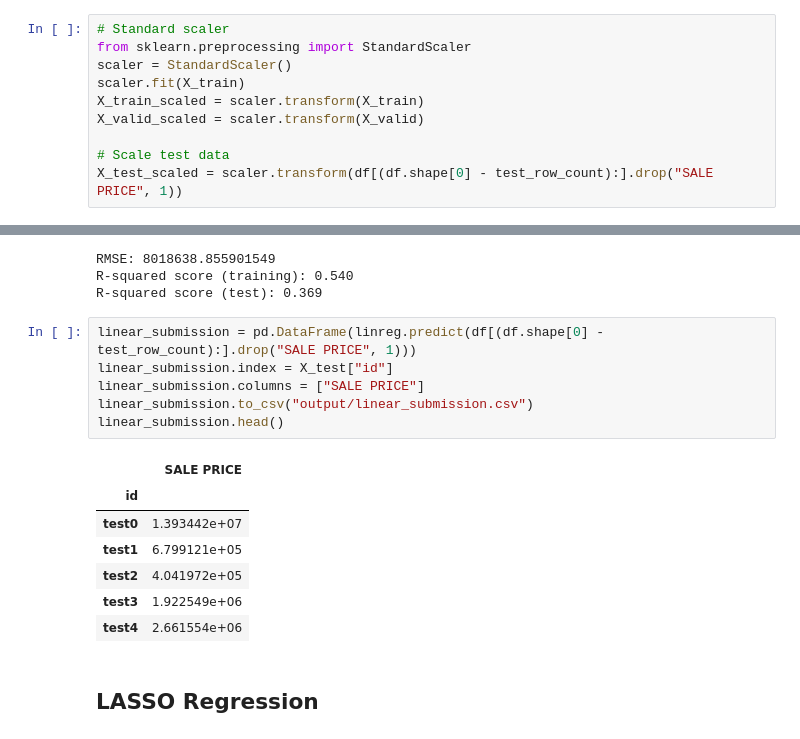
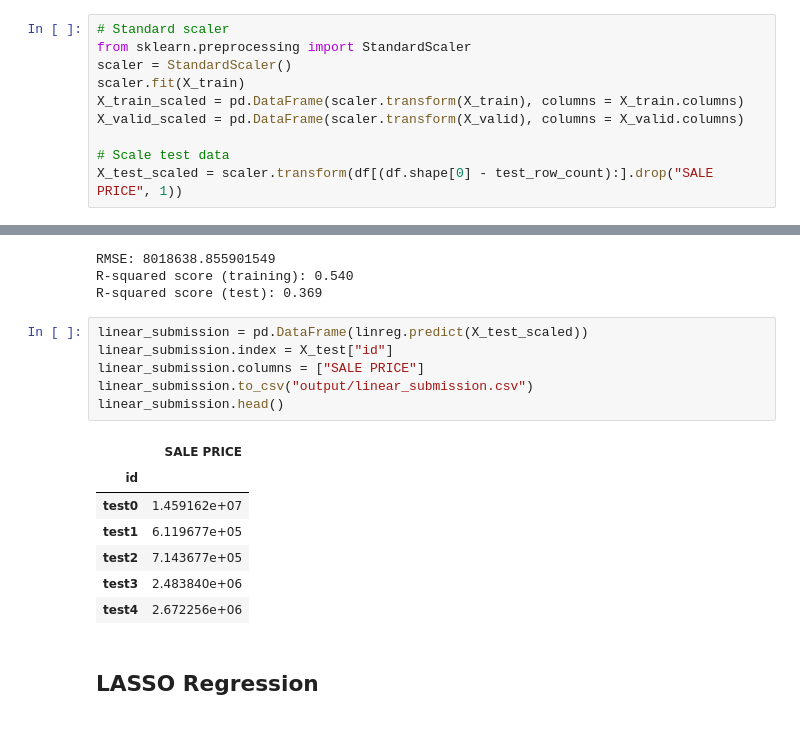
Before and after one commit to evilpegasus/Real-Estate-Price-Prediction, a Jupyter notebook: regression.ipynb, the cells around one changed output, grey strips where cells are left out. Saved outputs shown, nothing was run; the diff lists cells and outputs as text.

```diff
--- a/regression.ipynb
+++ b/regression.ipynb
@@ -175,8 +175,8 @@ X_train, X_valid, y_train, y_valid = train_test_split(X, y, test_size=0.2, rando
 from sklearn.preprocessing import StandardScaler
 scaler = StandardScaler()
 scaler.fit(X_train)
-X_train_scaled = scaler.transform(X_train)
-X_valid_scaled = scaler.transform(X_valid)
+X_train_scaled = pd.DataFrame(scaler.transform(X_train), columns = X_train.columns)
+X_valid_scaled = pd.DataFrame(scaler.transform(X_valid), columns = X_valid.columns)
 
 # Scale test data
 X_test_scaled = scaler.transform(df[(df.shape[0] - test_row_count):].drop("SALE PRICE", 1))
@@ -201,19 +217,19 @@ RMSE: 8018638.855901549
 R-squared score (training): 0.540
 R-squared score (test): 0.369
 # %%
-linear_submission = pd.DataFrame(linreg.predict(df[(df.shape[0] - test_row_count):].drop("SALE PRICE", 1)))
+linear_submission = pd.DataFrame(linreg.predict(X_test_scaled))
 linear_submission.index = X_test["id"]
 linear_submission.columns = ["SALE PRICE"]
 linear_submission.to_csv("output/linear_submission.csv")
 linear_submission.head()
 # %% [output]
 |  | SALE PRICE |
 | id |  |
-| test0 | 1.393442e+07 |
-| test1 | 6.799121e+05 |
-| test2 | 4.041972e+05 |
-| test3 | 1.922549e+06 |
-| test4 | 2.661554e+06 |
+| test0 | 1.459162e+07 |
+| test1 | 6.119677e+05 |
+| test2 | 7.143677e+05 |
+| test3 | 2.483840e+06 |
+| test4 | 2.672256e+06 |
 # %% [markdown]
 ## LASSO Regression
 # %%
```
Also changed, not shown: parts of 8 cells of this notebook, 3 other files.
